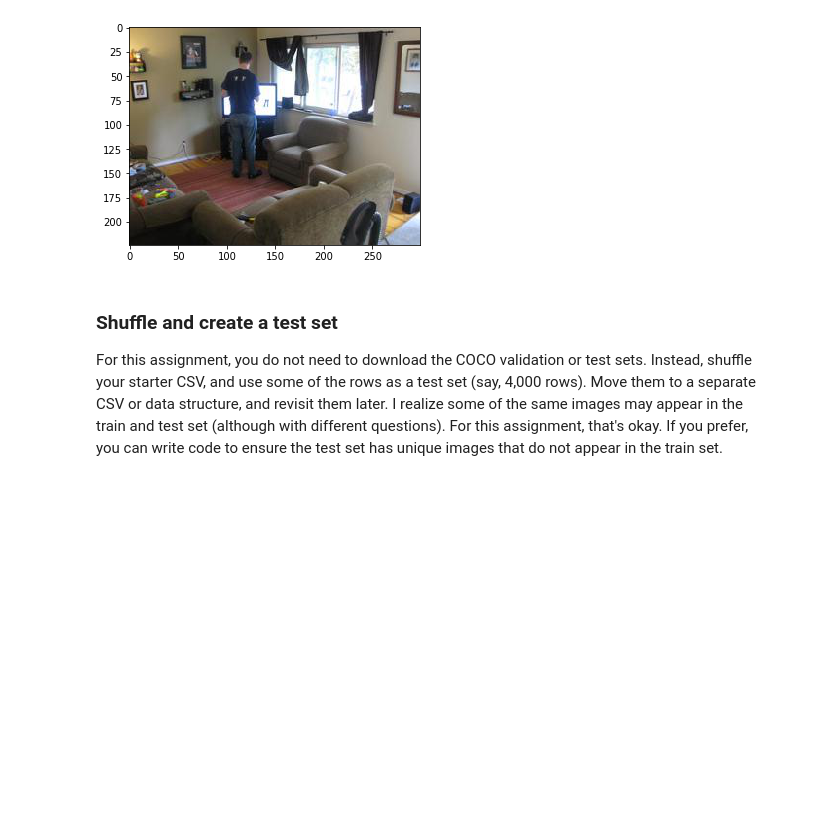
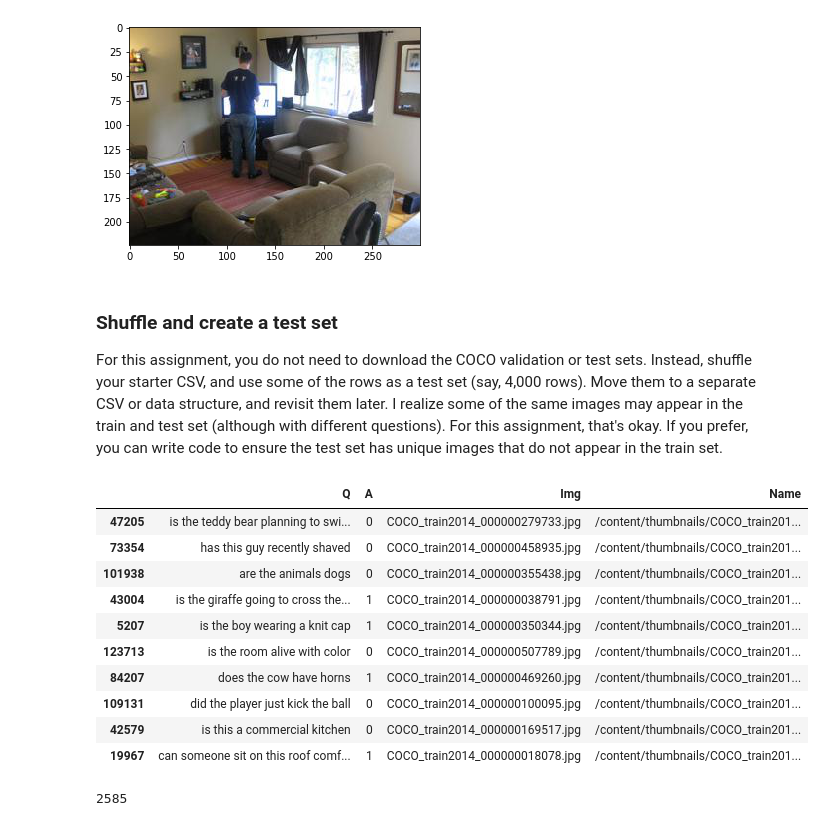
Before and after one commit to ysjbluemoon/Applied-Deep-Learning, a Jupyter notebook: Assignment 4/a4_2.ipynb, the cells around one changed output. Saved outputs shown, nothing was run; the diff lists cells and outputs as text; code cells hidden in the pictures; blank space fills up the shorter version.

Commit message:
Set test and train dataset

```diff
--- a/Assignment 4/a4_2.ipynb
+++ b/Assignment 4/a4_2.ipynb
@@ -186,4 +186,24 @@ For this assignment, you do not need to download the COCO validation or test set
 # %%
 # Your code here
 # Shuffle the starter CSV
 # Remove 4,000 rows (or so) and move them to a separate file or data structure
+
+random_code = list(range(len(df)))
+np.random.shuffle(random_code)
+df.iloc[random_code[:10],]
+# %% [output]
+|  | Q | A | Img | Name |
+| 47205 | is the teddy bear planning to swi... | 0 | COCO_train2014_000000279733.jpg | /content/thumbnails/COCO_train201... |
+| 73354 | has this guy recently shaved | 0 | COCO_train2014_000000458935.jpg | /content/thumbnails/COCO_train201... |
+| 101938 | are the animals dogs | 0 | COCO_train2014_000000355438.jpg | /content/thumbnails/COCO_train201... |
+| 43004 | is the giraffe going to cross the... | 1 | COCO_train2014_000000038791.jpg | /content/thumbnails/COCO_train201... |
+| 5207 | is the boy wearing a knit cap | 1 | COCO_train2014_000000350344.jpg | /content/thumbnails/COCO_train201... |
+| 123713 | is the room alive with color | 0 | COCO_train2014_000000507789.jpg | /content/thumbnails/COCO_train201... |
+| 84207 | does the cow have horns | 1 | COCO_train2014_000000469260.jpg | /content/thumbnails/COCO_train201... |
+| 109131 | did the player just kick the ball | 0 | COCO_train2014_000000100095.jpg | /content/thumbnails/COCO_train201... |
+| 42579 | is this a commercial kitchen | 0 | COCO_train2014_000000169517.jpg | /content/thumbnails/COCO_train201... |
+| 19967 | can someone sit on this roof comf... | 1 | COCO_train2014_000000018078.jpg | /content/thumbnails/COCO_train201... |
+# %%
+random.randint(1,4000)
+# %% [output]
+2585
```
Also changed, not shown: parts of 2 cells of this notebook.
